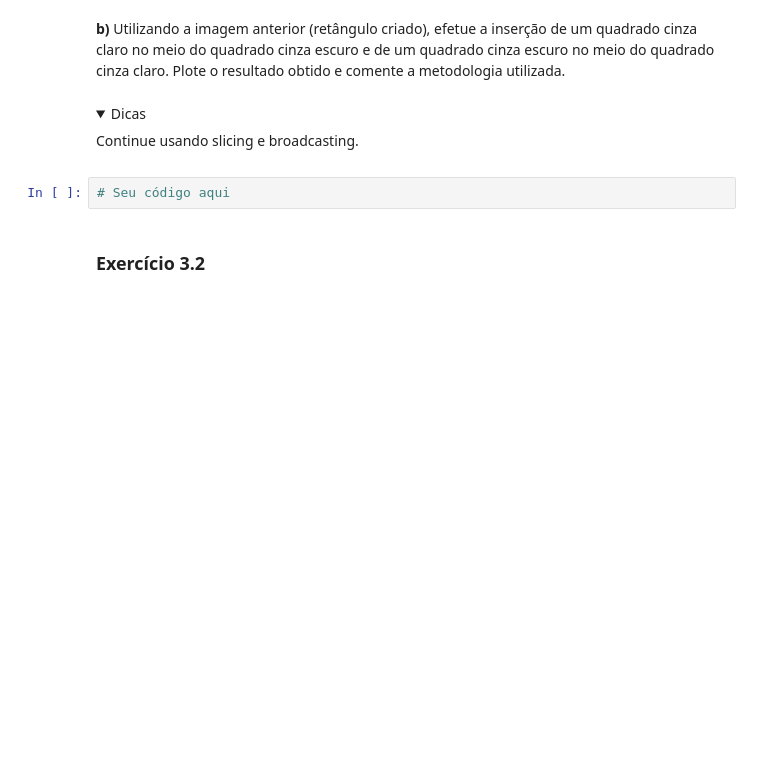
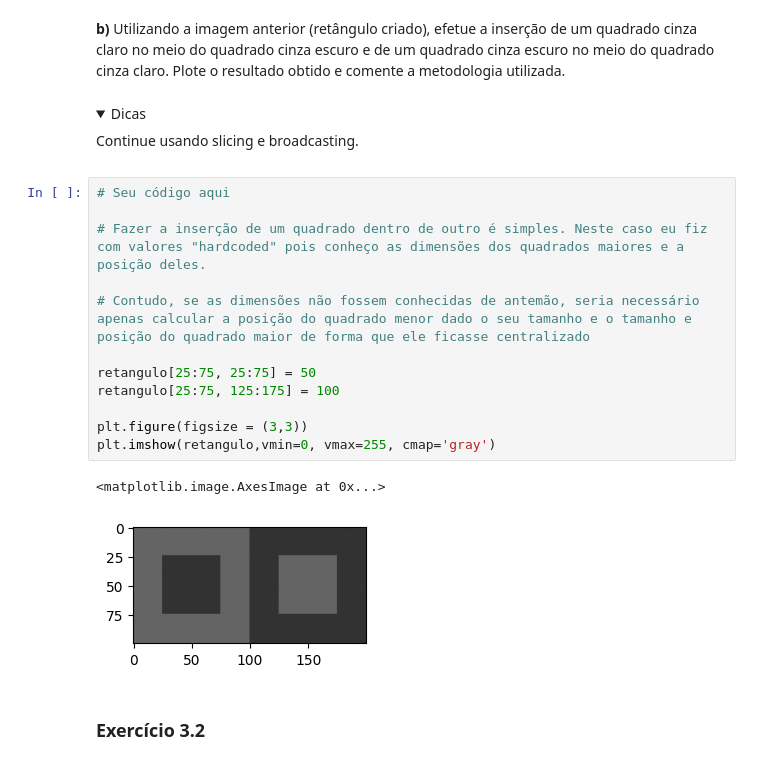
Before and after one commit to UNICAMP-EA979/2026s1-pi01-numpy-g248527, a Jupyter notebook: Atividade.ipynb, the cells around one changed output. Drawn from its saved outputs; the diff is of its cells as text; folded sections open; blank space fills up the shorter version.

```diff
--- a/Atividade.ipynb
+++ b/Atividade.ipynb
@@ -405,8 +405,21 @@ plt.imshow(retangulo,vmin=0, vmax=255, cmap='gray')
   Continue usando slicing e broadcasting.
 
 </details>
-# %%
-# Seu código aqui
+# %%
+# Seu código aqui
+
+# Fazer a inserção de um quadrado dentro de outro é simples. Neste caso eu fiz com valores "hardcoded" pois conheço as dimensões dos quadrados maiores e a posição deles.
+
+# Contudo, se as dimensões não fossem conhecidas de antemão, seria necessário apenas calcular a posição do quadrado menor dado o seu tamanho e o tamanho e posição do quadrado maior de forma que ele ficasse centralizado
+
+retangulo[25:75, 25:75] = 50
+retangulo[25:75, 125:175] = 100
+
+plt.figure(figsize = (3,3))
+plt.imshow(retangulo,vmin=0, vmax=255, cmap='gray')
+# %% [output]
+<matplotlib.image.AxesImage at 0x...>
+[figure, added]
 # %% [markdown]
 ### Exercício 3.2
 # %% [markdown]
```
Also changed, not shown: parts of 2 cells of this notebook.
